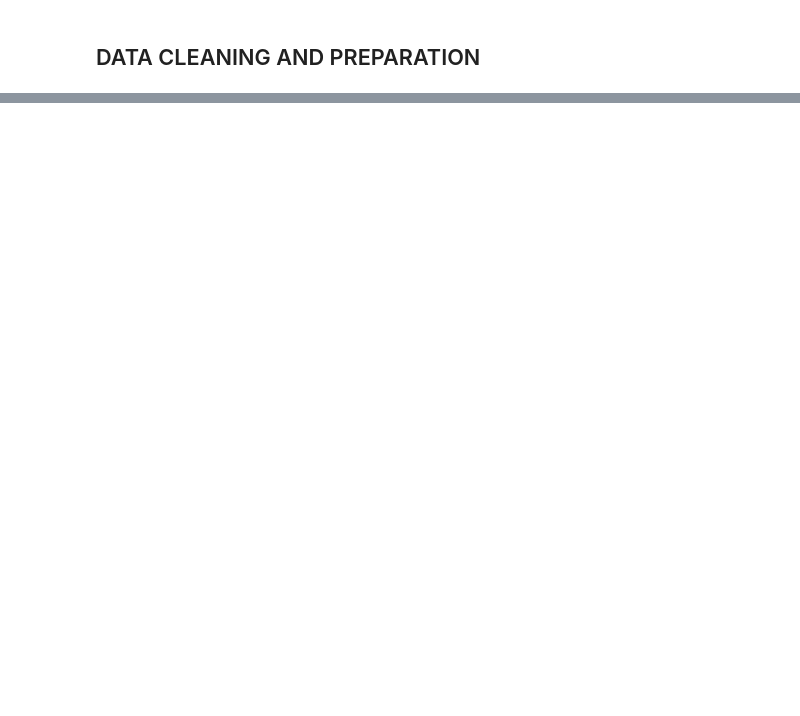
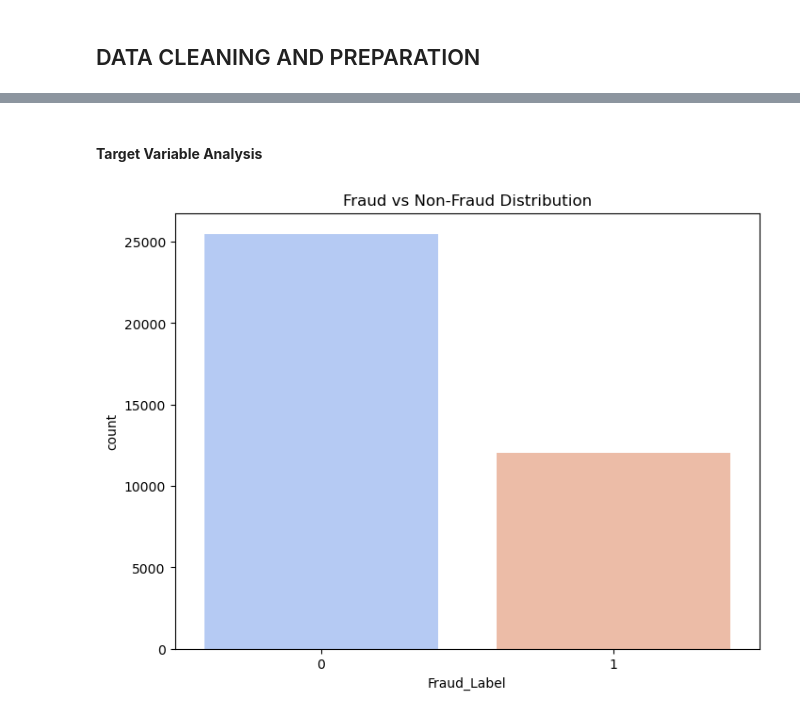
Before and after one commit to Arishiine/Fraud-Detection, a Jupyter notebook: Fraud Detection Project.ipynb, the cells around one changed output, grey strips where cells are left out. Cells and saved outputs as stored; diff of their text form; code cells hidden in the pictures; blank space fills up the shorter version.

```diff
--- a/Fraud Detection Project.ipynb
+++ b/Fraud Detection Project.ipynb
@@ -34,0 +96,10 @@
+# %%
+#Handle Outliers
+# Removing outliers using the IQR method
+Q1 = data['Transaction_Amount']
+Q3 = data['Transaction_Amount'].quantile(0.75)
+IQR = Q3 - Q1
+
+filter_outliers = (data['Transaction_Amount'] >= (Q1 - 1.5 * IQR)) & \
+                   (data['Transaction_Amount'] <= (Q3 + 1.5 * IQR))
+data = data[filter_outliers].reset_index(drop=True)
@@ -34,0 +114,9 @@
+# %% [markdown]
+#### **Target Variable Analysis**
+# %%
+plt.figure(figsize=(8,6))
+sns.countplot(x='Fraud_Label',data=data,palette='coolwarm')
+plt.title('Fraud vs Non-Fraud Distribution')
+plt.show()
+# %% [output]
+[figure, added]
```
Also changed, not shown: parts of 25 cells of this notebook.
